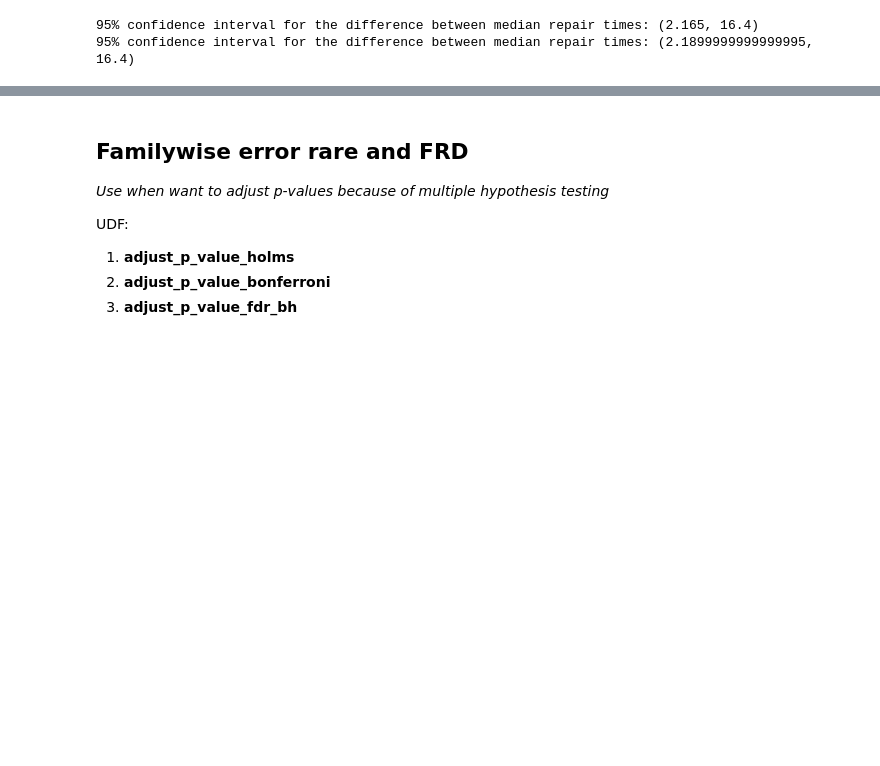
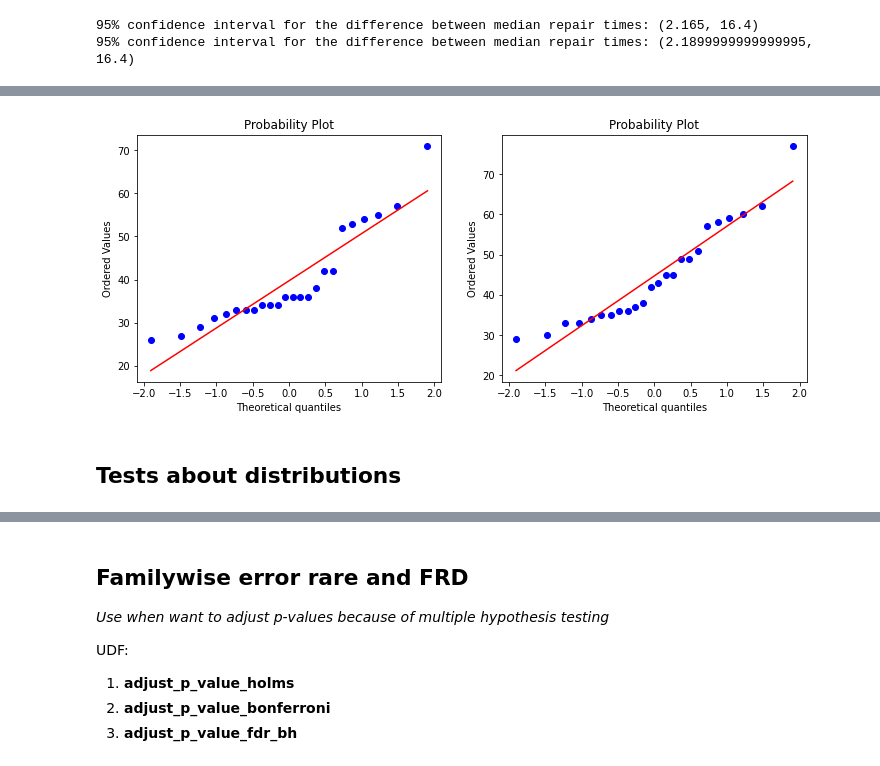
Before and after one commit to serzaraisk/Statistics, a Jupyter notebook: Statistics_cheat_notebook.ipynb, the cells around one changed output, grey strips where cells are left out. Drawn from its saved outputs; the diff is of its cells as text; code cells hidden in the pictures; blank space fills up the shorter version.

```diff
--- a/Statistics_cheat_notebook.ipynb
+++ b/Statistics_cheat_notebook.ipynb
@@ -258,0 +495,11 @@ print("95% confidence interval for the difference between median repair times:",
+# %%
+pylab.figure(figsize=(12,10))
+pylab.subplot(2,2,1)
+sc.stats.probplot(data.Placebo, dist="norm", plot=pylab)
+pylab.subplot(2,2,2)
+sc.stats.probplot(data.Methylphenidate, dist="norm", plot=pylab)
+pylab.show()
+# %% [output]
+[figure, added]
+# %% [markdown]
+## Tests about distributions
```
Also changed, not shown: parts of 175 cells of this notebook.
